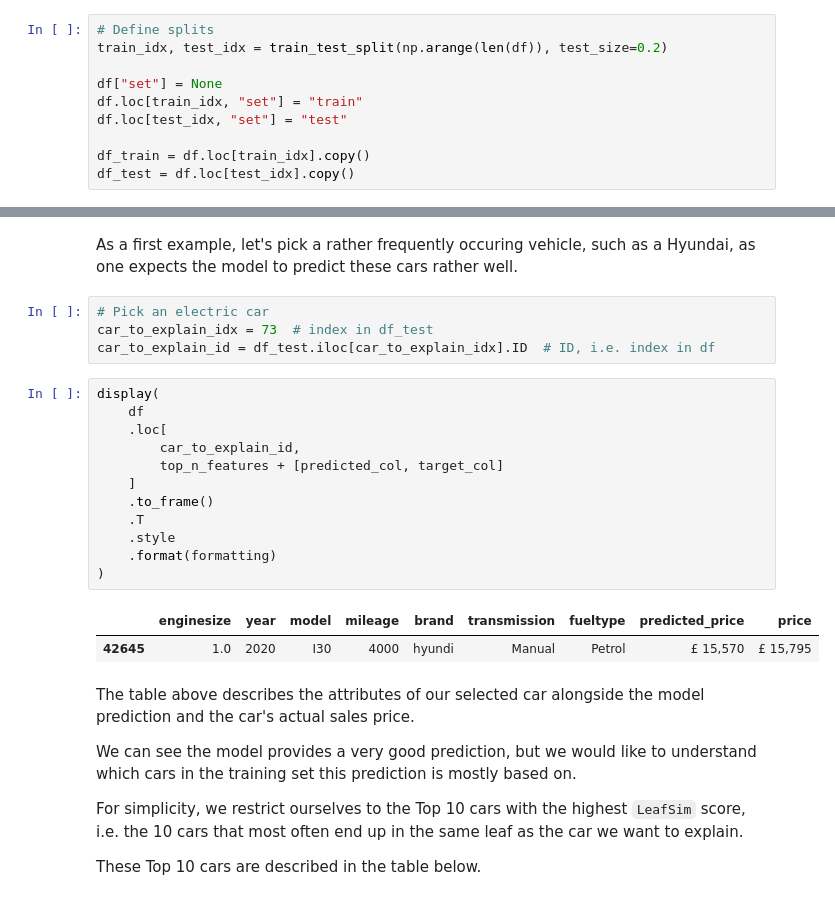
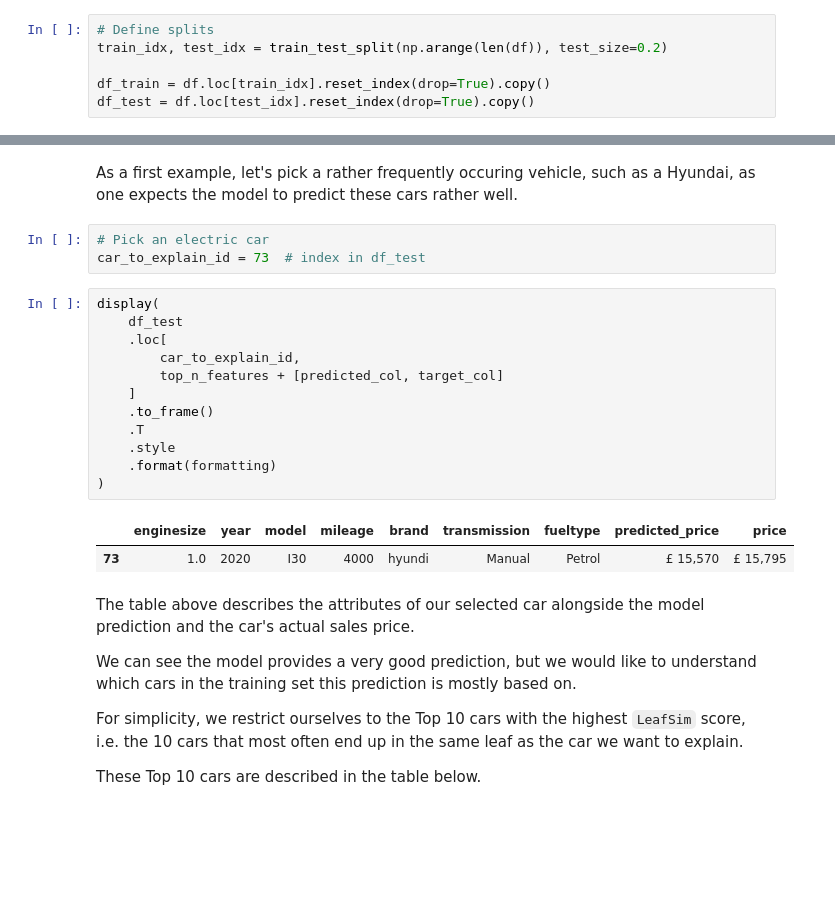
Before and after one commit to calyptis/LeafSim, a Jupyter notebook: notebooks/LeafSim.ipynb, the cells around one changed output, grey strips where cells are left out. Drawn from its saved outputs; the diff is of its cells as text; blank space fills up the shorter version.

```diff
--- a/notebooks/LeafSim.ipynb
+++ b/notebooks/LeafSim.ipynb
@@ -217,12 +217,8 @@ df[categorical_feature_cols] = df[categorical_feature_cols].fillna("None").astyp
 # Define splits
 train_idx, test_idx = train_test_split(np.arange(len(df)), test_size=0.2)
 
-df["set"] = None
-df.loc[train_idx, "set"] = "train"
-df.loc[test_idx, "set"] = "test"
-
-df_train = df.loc[train_idx].copy()
-df_test = df.loc[test_idx].copy()
+df_train = df.loc[train_idx].reset_index(drop=True).copy()
+df_test = df.loc[test_idx].reset_index(drop=True).copy()
 # %%
 # Train model
 model.fit(
@@ -473,23 +466,22 @@ _get_similarity_plots = lambda a_idx, a_id: get_similarity_plots(
 As a first example, let's pick a rather frequently occuring vehicle, such as a Hyundai, as one expects the model to predict these cars rather well.
 # %%
 # Pick an electric car
-car_to_explain_idx = 73  # index in df_test
-car_to_explain_id = df_test.iloc[car_to_explain_idx].ID  # ID, i.e. index in df
+car_to_explain_id = 73  # index in df_test
 # %%
 display(
-    df
+    df_test
     .loc[
         car_to_explain_id,
         top_n_features + [predicted_col, target_col]
     ]
     .to_frame()
     .T
     .style
     .format(formatting)
 )
 # %% [output]
 |  | enginesize | year | model | mileage | brand | transmission | fueltype | predicted_price | price |
-| 42645 | 1.0 | 2020 | I30 | 4000 | hyundi | Manual | Petrol | £ 15,570 | £ 15,795 |
+| 73 | 1.0 | 2020 | I30 | 4000 | hyundi | Manual | Petrol | £ 15,570 | £ 15,795 |
 # %% [markdown]
 The table above describes the attributes of our selected car alongside the model prediction and the car's actual sales price.
 
```
Also changed, not shown: parts of 20 cells of this notebook, 1 other file.
